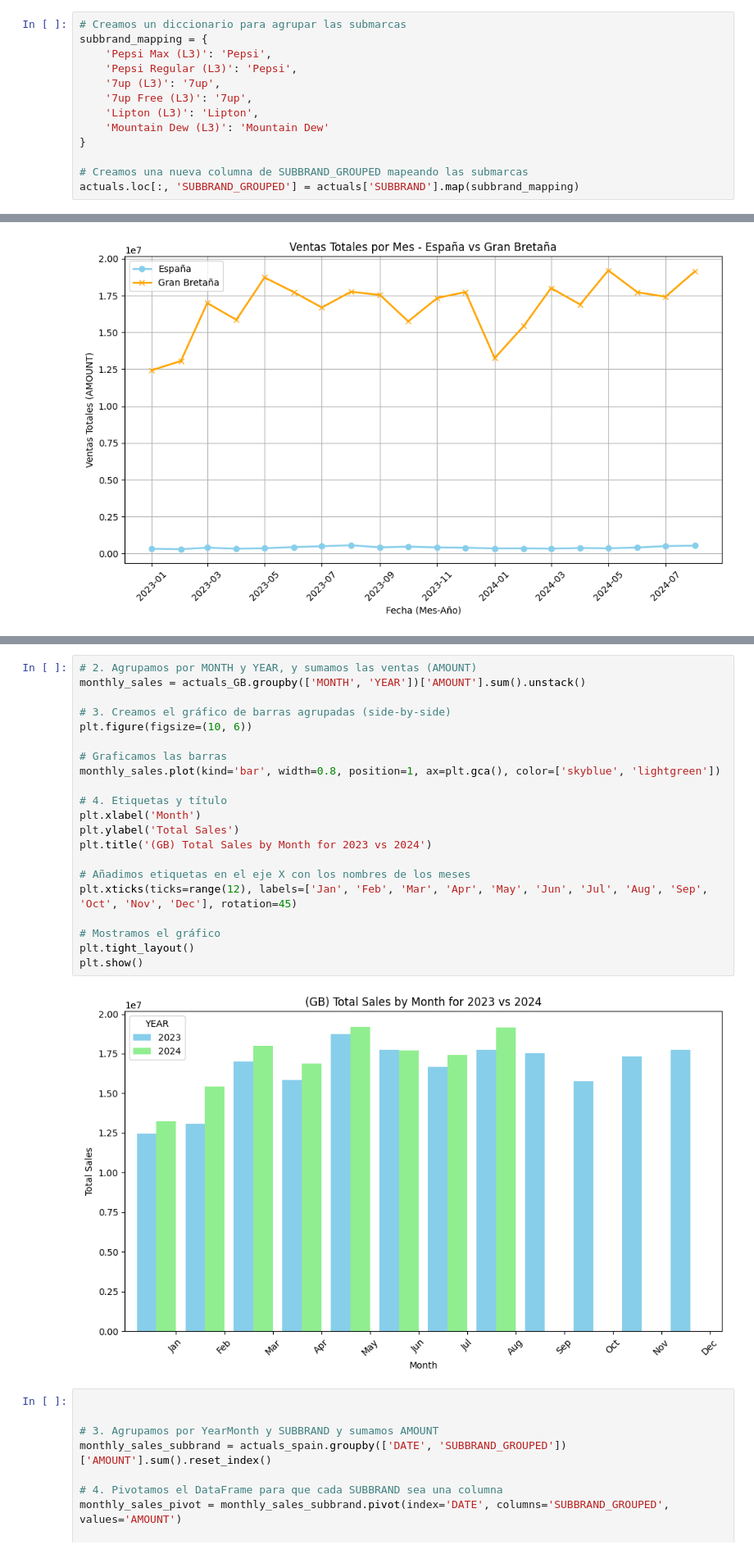
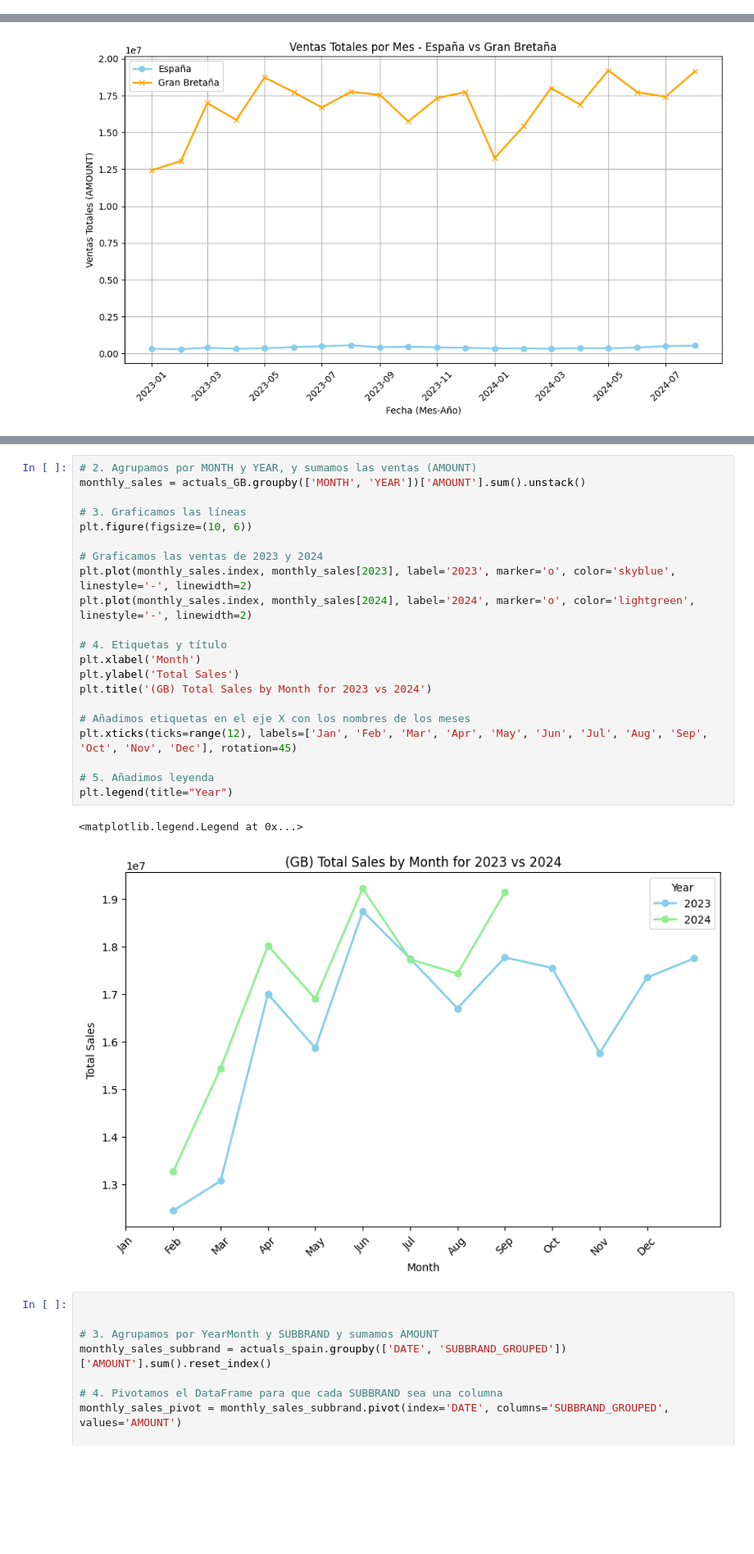
Before and after one commit to anruki/UFV_Visualizacion, a Jupyter notebook: EjerciciosClase/Ventas.ipynb, the cells around one changed output, grey strips where cells are left out. Shown at 82% size. Saved outputs shown, nothing was run; the diff lists cells and outputs as text; blank space fills up the shorter version.

```diff
--- a/EjerciciosClase/Ventas.ipynb
+++ b/EjerciciosClase/Ventas.ipynb
@@ -615,15 +500,2 @@ plt.show()
 # %% [markdown]
 ## Ventas de cada marca por país
-# %%
-# Creamos un diccionario para agrupar las submarcas
-subbrand_mapping = {
-    'Pepsi Max (L3)': 'Pepsi',
-    'Pepsi Regular (L3)': 'Pepsi',
-    '7up (L3)': '7up',
-    '7up Free (L3)': '7up',
-    'Lipton (L3)': 'Lipton',
-    'Mountain Dew (L3)': 'Mountain Dew'
-}
-
-# Creamos una nueva columna de SUBBRAND_GROUPED mapeando las submarcas
-actuals.loc[:, 'SUBBRAND_GROUPED'] = actuals['SUBBRAND'].map(subbrand_mapping)
@@ -1015,26 +878,27 @@ plt.show()
 # %%
 # 2. Agrupamos por MONTH y YEAR, y sumamos las ventas (AMOUNT)
 monthly_sales = actuals_GB.groupby(['MONTH', 'YEAR'])['AMOUNT'].sum().unstack()
 
-# 3. Creamos el gráfico de barras agrupadas (side-by-side)
+# 3. Graficamos las líneas
 plt.figure(figsize=(10, 6))
 
-# Graficamos las barras
-monthly_sales.plot(kind='bar', width=0.8, position=1, ax=plt.gca(), color=['skyblue', 'lightgreen'])
+# Graficamos las ventas de 2023 y 2024
+plt.plot(monthly_sales.index, monthly_sales[2023], label='2023', marker='o', color='skyblue', linestyle='-', linewidth=2)
+plt.plot(monthly_sales.index, monthly_sales[2024], label='2024', marker='o', color='lightgreen', linestyle='-', linewidth=2)
 
 # 4. Etiquetas y título
 plt.xlabel('Month')
 plt.ylabel('Total Sales')
 plt.title('(GB) Total Sales by Month for 2023 vs 2024')
 
 # Añadimos etiquetas en el eje X con los nombres de los meses
 plt.xticks(ticks=range(12), labels=['Jan', 'Feb', 'Mar', 'Apr', 'May', 'Jun', 'Jul', 'Aug', 'Sep', 'Oct', 'Nov', 'Dec'], rotation=45)
 
-# Mostramos el gráfico
-plt.tight_layout()
-plt.show()
+# 5. Añadimos leyenda
+plt.legend(title="Year")
 # %% [output]
+<matplotlib.legend.Legend at 0x...>
-[figure, old version]
+[figure, new version]
 # %%
 
 
```
Also changed, not shown: parts of 44 cells of this notebook.
